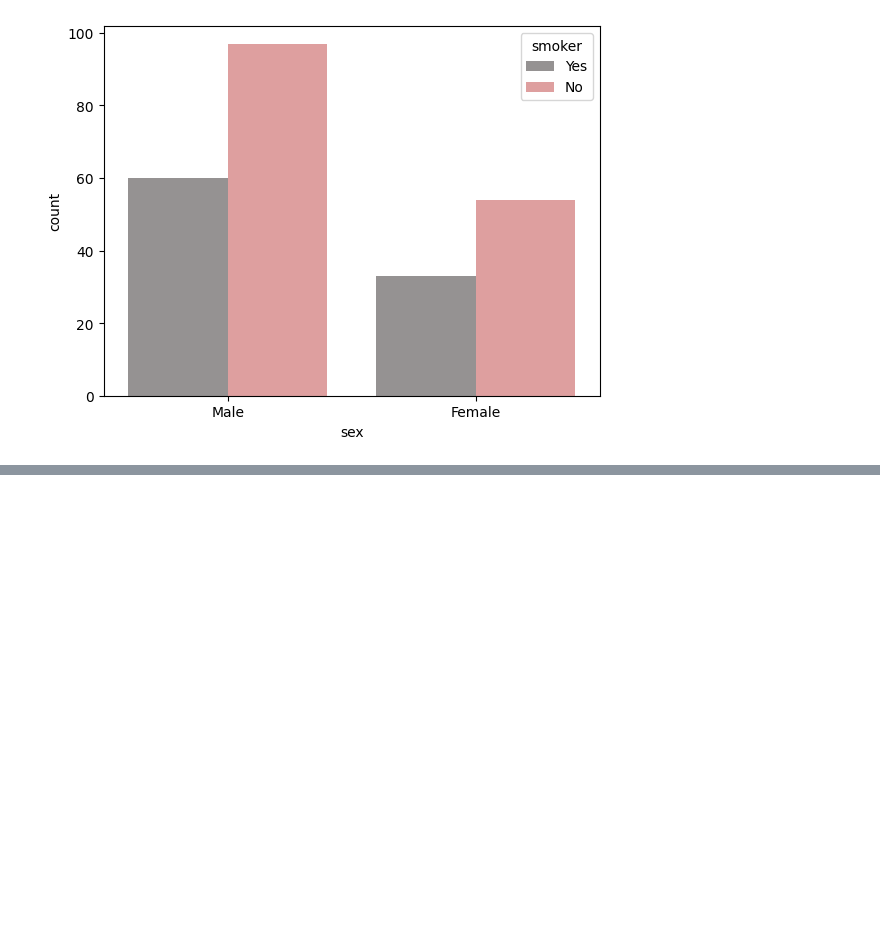
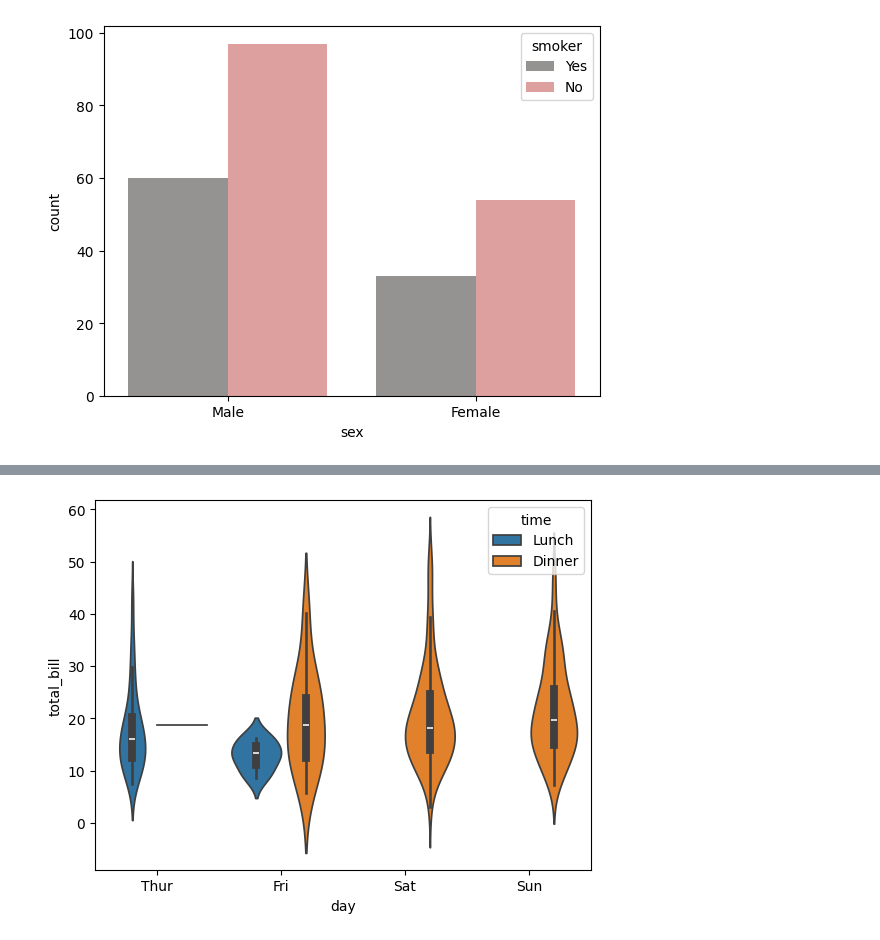
Before and after one commit to Tanay-Dwivedi/DADS-practice, a Jupyter notebook: Python/Seaborn/seaborn_practice3.ipynb, the cells around one changed output, grey strips where cells are left out. Saved outputs shown, nothing was run; the diff lists cells and outputs as text; code cells hidden in the pictures; blank space fills up the shorter version.

```diff
--- a/Python/Seaborn/seaborn_practice3.ipynb
+++ b/Python/Seaborn/seaborn_practice3.ipynb
@@ -64,0 +87,7 @@ plt.show()
+# %%
+# adding hue
+
+sb.violinplot(x = "day", y = "total_bill", data = df, hue = "time")
+plt.show()
+# %% [output]
+[figure, added]
```
Also changed, not shown: parts of 16 cells of this notebook.
